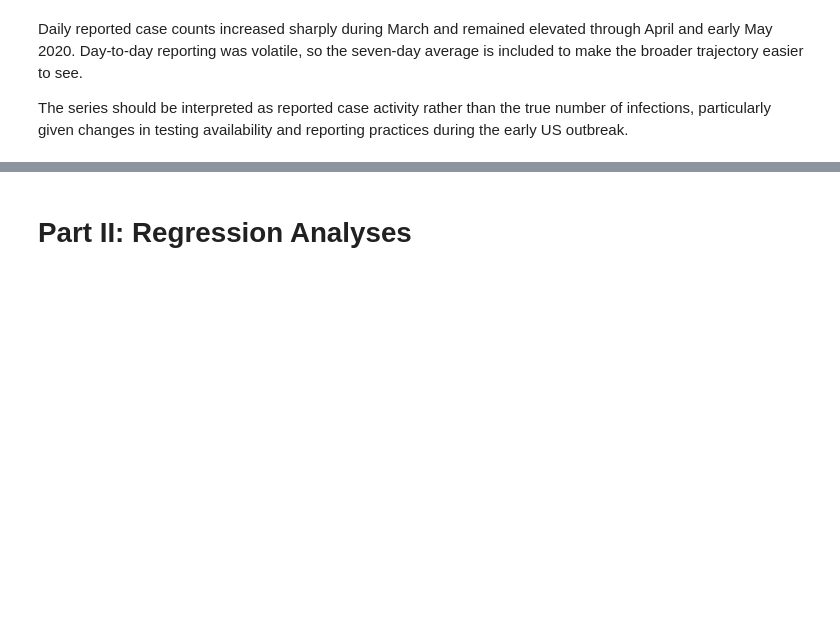
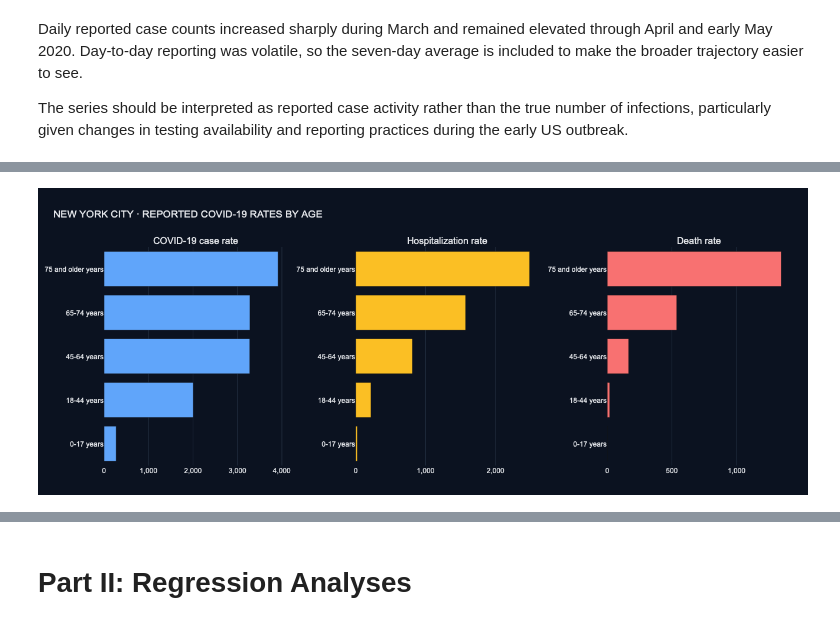
Before and after one commit to 19meghas/nyu-covid19-data-analysis, a Jupyter notebook: notebooks/01_restored_covid19_analysis.ipynb, the cells around one changed output, grey strips where cells are left out. Cells and saved outputs as stored; diff of their text form; code cells hidden in the pictures; blank space fills up the shorter version.

Commit message:
feat: restore NYC covid analysis

```diff
--- a/notebooks/01_restored_covid19_analysis.ipynb
+++ b/notebooks/01_restored_covid19_analysis.ipynb
@@ -1374,20 +1258,0 @@ nyc_sex_1
-# %%
-pio.templates.default = 'plotly_dark'
-
-fig= make_subplots(rows=2, cols=2,specs=[
-           [{"colspan": 2}, None],[{}, {}]],
-    subplot_titles=("Covid Case Rate (per 100,000 people)","Hospitalized Case Rate", "Death Rate"))
-fig.add_trace(
-    go.Bar(x=nyc_sex_1['SEX_GROUP'], y=nyc_sex_1['COVID_CASE_RATE'],marker_color='#552244'), row=1, col=1)
-
-fig.add_trace(
-    go.Bar(
-            x=nyc_sex_1['SEX_GROUP'],y=nyc_sex_1['HOSPITALIZED_CASE_RATE'], marker_color ='#21e6c1'), row=2, col=1)
-
-fig.add_trace(
-    go.Bar(
-            x=nyc_sex_1['SEX_GROUP'],y=nyc_sex_1['DEATH_RATE'],marker_color='#c7023d'), row=2, col=2)
-
-
-fig.update_layout(showlegend=False, title_text="Rates of affected cases by sex group in NYC", plot_bgcolor='#af8baf')
-fig.show()
@@ -1407,0 +1366,76 @@ fig.show()
+# %%
+nyc_age_plot = (
+    nyc_age[
+        nyc_age["AGE_GROUP"] != "Citywide total"
+    ]
+    .copy()
+)
+
+fig = make_subplots(
+    rows=1,
+    cols=3,
+    subplot_titles=(
+        "COVID-19 case rate",
+        "Hospitalization rate",
+        "Death rate",
+    ),
+    horizontal_spacing=0.10,
+)
+
+age_metrics = [
+    ("COVID_CASE_RATE", "#60A5FA"),
+    ("HOSPITALIZED_CASE_RATE", "#FBBF24"),
+    ("DEATH_RATE", "#F87171"),
+]
+
+for col, (metric, color) in enumerate(age_metrics, start=1):
+    plot_data = (
+        nyc_age_plot
+        .sort_values(metric)
+    )
+
+    fig.add_trace(
+        go.Bar(
+            x=plot_data[metric],
+            y=plot_data["AGE_GROUP"],
+            orientation="h",
+            marker_color=color,
+            hovertemplate=(
+                "<b>%{y}</b><br>"
+                "Reported rate: %{x:,.2f}"
+                "<extra></extra>"
+            ),
+            showlegend=False,
+        ),
+        row=1,
+        col=col,
+    )
+
+fig.update_layout(
+    title={
+        "text": "NEW YORK CITY · REPORTED COVID-19 RATES BY AGE",
+        "x": 0.02,
+        "xanchor": "left",
+    },
+    template="plotly_dark",
+    paper_bgcolor="#0B1220",
+    plot_bgcolor="#0B1220",
+    height=520,
+    margin=dict(l=80, r=30, t=100, b=50),
+    font=dict(
+        family="Arial",
+        color="#E5E7EB",
+    ),
+)
+
+fig.update_xaxes(
+    gridcolor="#263244",
+    zeroline=False,
+    tickformat=",",
+)
+
+fig.update_yaxes(showgrid=False)
+
+fig.show()
+# %% [output]
+[figure, added]
```
Also changed, not shown: parts of 40 cells of this notebook.
